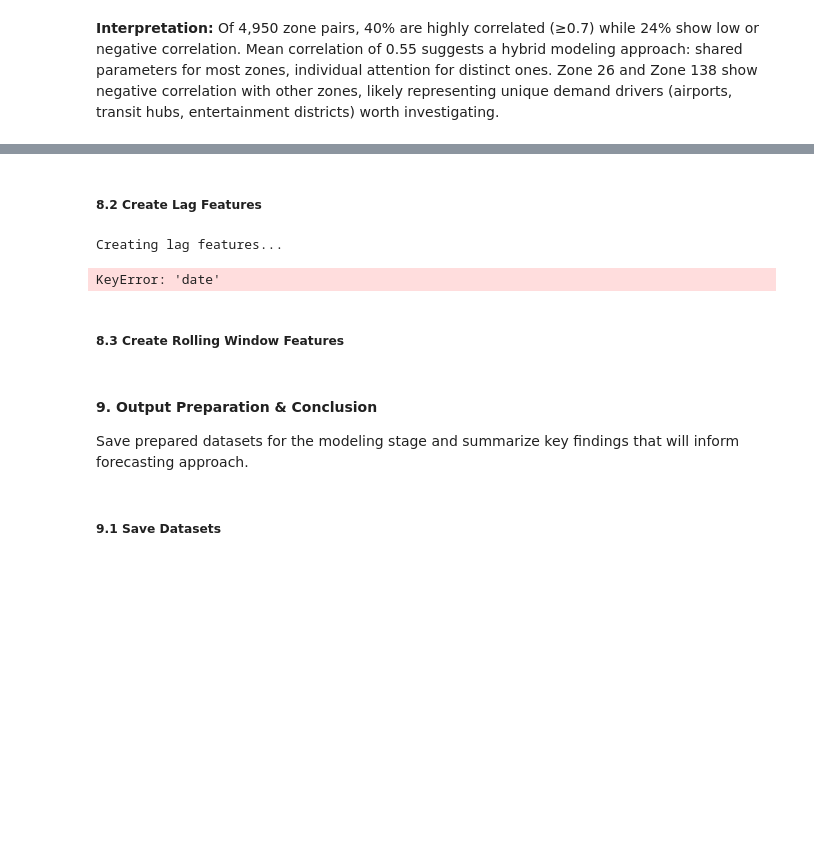
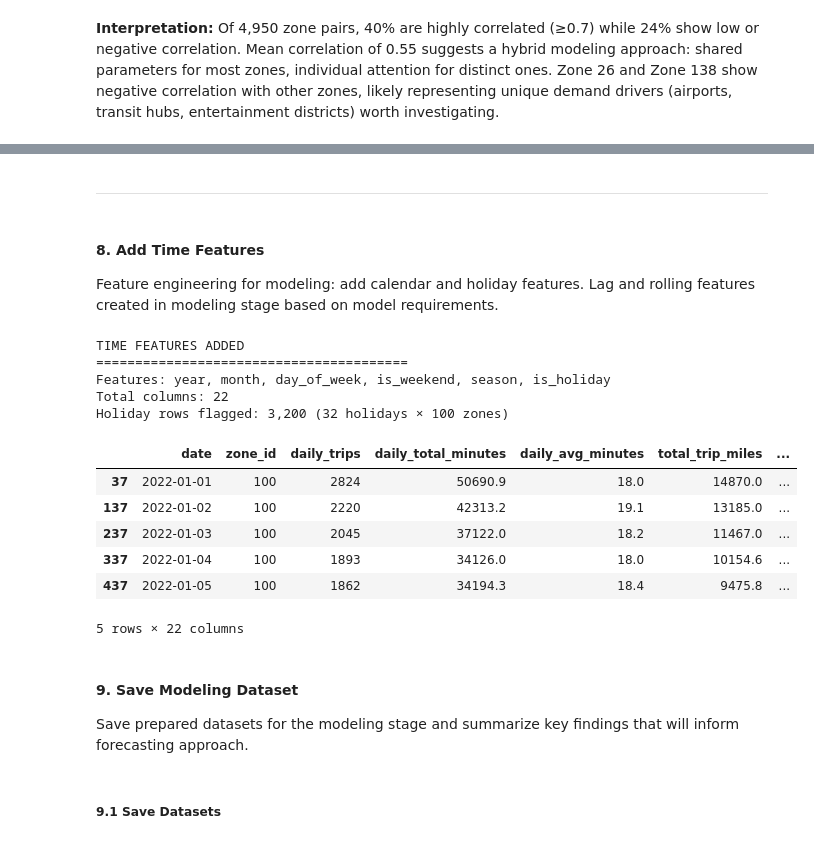
Before and after one commit to KRFlowers/nyc-fhv-rideshare-forecasting, a Jupyter notebook: notebooks/02_exploratory_analysis.ipynb, the cells around one changed output, grey strips where cells are left out. Cells and saved outputs as stored; diff of their text form; code cells hidden in the pictures; blank space fills up the shorter version.

```diff
--- a/notebooks/02_exploratory_analysis.ipynb
+++ b/notebooks/02_exploratory_analysis.ipynb
@@ -1011,38 +974,44 @@ Outlier Summary:
+# %% [markdown]
+---
+# %% [markdown]
+#### 8. Add Time Features
+
+Feature engineering for modeling: add calendar and holiday features. Lag and rolling features created in modeling stage based on model requirements.
 # %%
-# Change all zone_daily['date'] to zone_daily['date']:
-
+# Time-based features
 zone_daily['year'] = zone_daily['date'].dt.year
 zone_daily['month'] = zone_daily['date'].dt.month
-zone_daily['day'] = zone_daily['date'].dt.day
 zone_daily['day_of_week'] = zone_daily['date'].dt.dayofweek
-zone_daily['day_of_year'] = zone_daily['date'].dt.dayofyear
-zone_daily['week_of_year'] = zone_daily['date'].dt.isocalendar().week
-zone_daily['is_month_start'] = zone_daily['date'].dt.is_month_start
-zone_daily['is_month_end'] = zone_daily['date'].dt.is_month_end
-
-# Season indicators
+zone_daily['is_weekend'] = zone_daily['day_of_week'].isin([5, 6])
 zone_daily['season'] = zone_daily['month'].map({
     12: 'winter', 1: 'winter', 2: 'winter',
     3: 'spring', 4: 'spring', 5: 'spring',
     6: 'summer', 7: 'summer', 8: 'summer',
     9: 'fall', 10: 'fall', 11: 'fall'
 })
 
-# Days since start
-zone_daily['days_since_start'] = (zone_daily['date'] - zone_daily['date'].min()).dt.days
+# Holiday flag
+from pandas.tseries.holiday import USFederalHolidayCalendar
+cal = USFederalHolidayCalendar()
+holidays = cal.holidays(start='2022-01-01', end='2024-12-31')
+zone_daily['is_holiday'] = zone_daily['date'].isin(holidays)
+
+print("TIME FEATURES ADDED")
+print("=" * 40)
+print(f"Features: year, month, day_of_week, is_weekend, season, is_holiday")
+print(f"Total columns: {len(zone_daily.columns)}")
+print(f"Holiday rows flagged: {zone_daily['is_holiday'].sum():,} ({len(holidays)} holidays × 100 zones)")
+zone_daily.head()
+# %% [output]
+TIME FEATURES ADDED
+========================================
+Features: year, month, day_of_week, is_weekend, season, is_holiday
+Total columns: 22
+Holiday rows flagged: 3,200 (32 holidays × 100 zones)
+|  | date | zone_id | daily_trips | daily_total_minutes | daily_avg_minutes | total_trip_miles | ... |
+| 37 | 2022-01-01 | 100 | 2824 | 50690.9 | 18.0 | 14870.0 | ... |
+| 137 | 2022-01-02 | 100 | 2220 | 42313.2 | 19.1 | 13185.0 | ... |
+| 237 | 2022-01-03 | 100 | 2045 | 37122.0 | 18.2 | 11467.0 | ... |
+| 337 | 2022-01-04 | 100 | 1893 | 34126.0 | 18.0 | 10154.6 | ... |
+| 437 | 2022-01-05 | 100 | 1862 | 34194.3 | 18.4 | 9475.8 | ... |
+5 rows × 22 columns
-# %% [markdown]
- ##### 8.2 Create Lag Features
-# %%
-# Create lag features
-print("\nCreating lag features...")
-
-zone_daily = zone_daily.sort_values(['zone_id', 'date'])
-
-zone_daily['lag_1'] = zone_daily.groupby('zone_id')['daily_trips'].shift(1)
-zone_daily['lag_7'] = zone_daily.groupby('zone_id')['daily_trips'].shift(7)
-zone_daily['lag_30'] = zone_daily.groupby('zone_id')['daily_trips'].shift(30)
-# %% [output]
-Creating lag features...
-KeyError: 'date'
-# %% [markdown]
- ##### 8.3 Create Rolling Window Features
@@ -1064,8 +1018,5 @@ zone_daily['rolling_std_7'] = zone_daily.groupby('zone_id')['daily_trips'].trans
 # %% [markdown]
- #### 9. Output Preparation & Conclusion
-
-
-
+ #### 9. Save Modeling Dataset
  Save prepared datasets for the modeling stage and summarize key findings that will inform forecasting approach.
 # %% [markdown]
  ##### 9.1 Save Datasets
```
Also changed, not shown: parts of 54 cells of this notebook.
